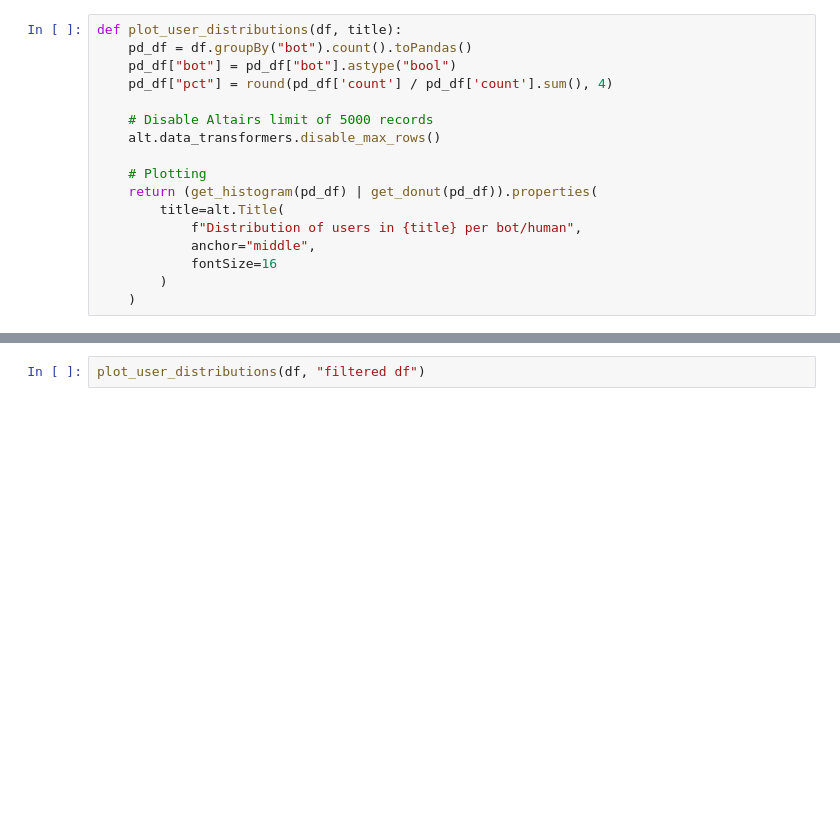
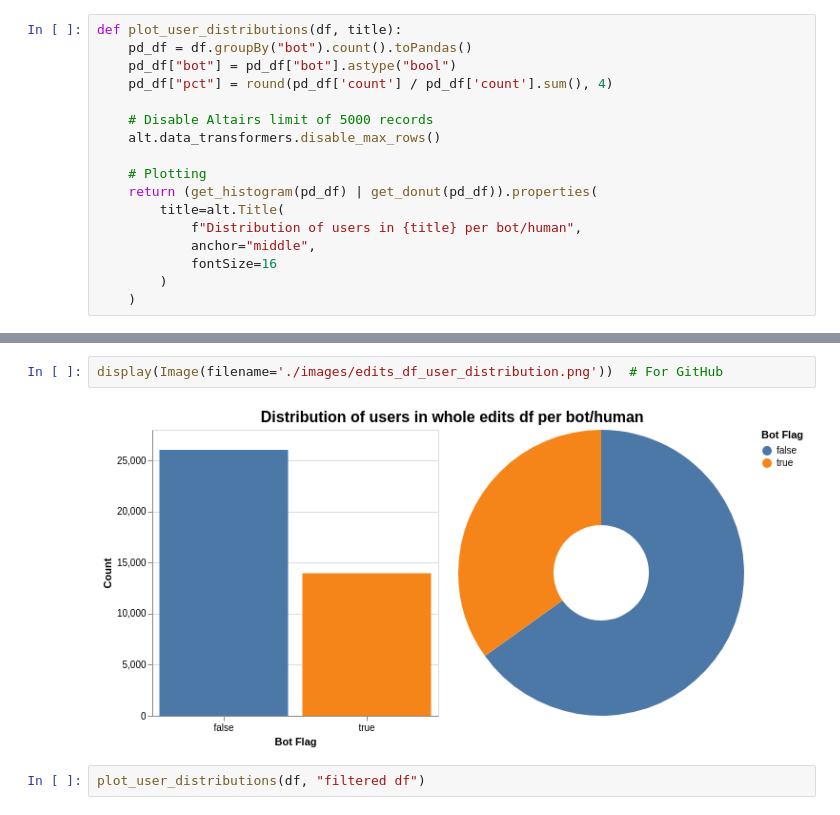
Before and after one commit to Rozyawastaken/mmds, a Jupyter notebook: main.ipynb, the cells around one changed output, grey strips where cells are left out. Saved outputs shown, nothing was run; the diff lists cells and outputs as text; blank space fills up the shorter version.

Commit message:
Added IPython visualization for GitHub

```diff
--- a/main.ipynb
+++ b/main.ipynb
@@ -237,3 +236,7 @@ plot_user_distributions(edits_df, "whole edits df")
+# %%
+display(Image(filename='./images/edits_df_user_distribution.png'))  # For GitHub
+# %% [output]
+[figure, added]
 # %%
 plot_user_distributions(df, "filtered df")
 # %% [output]
```
Also changed, not shown: parts of 6 cells of this notebook.
